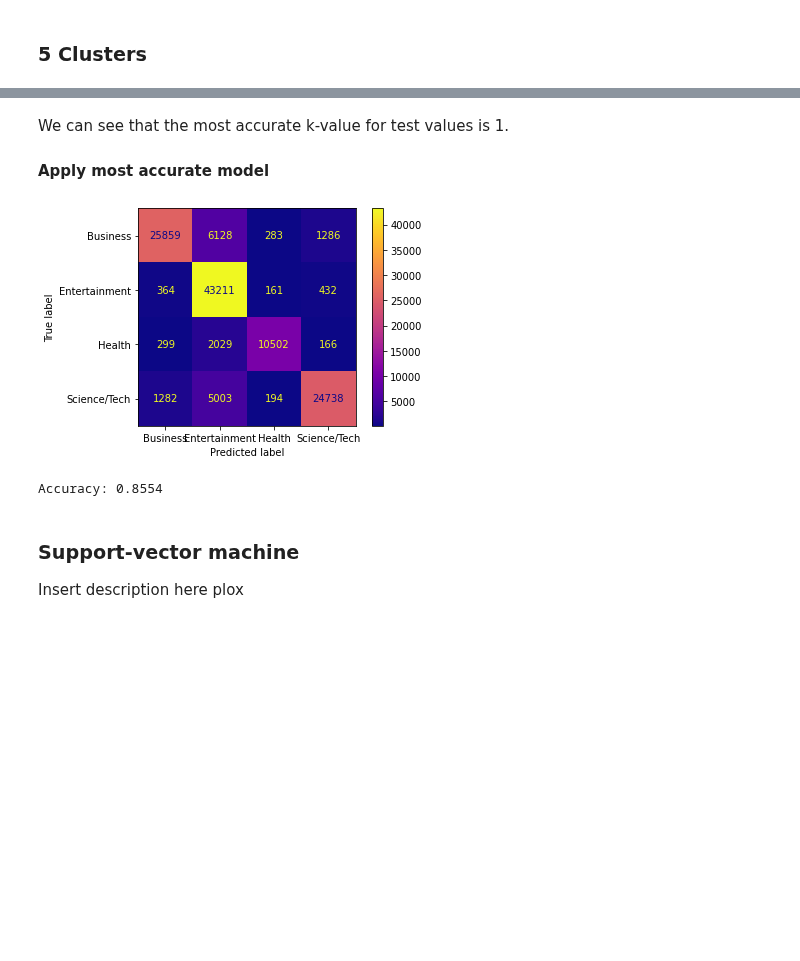
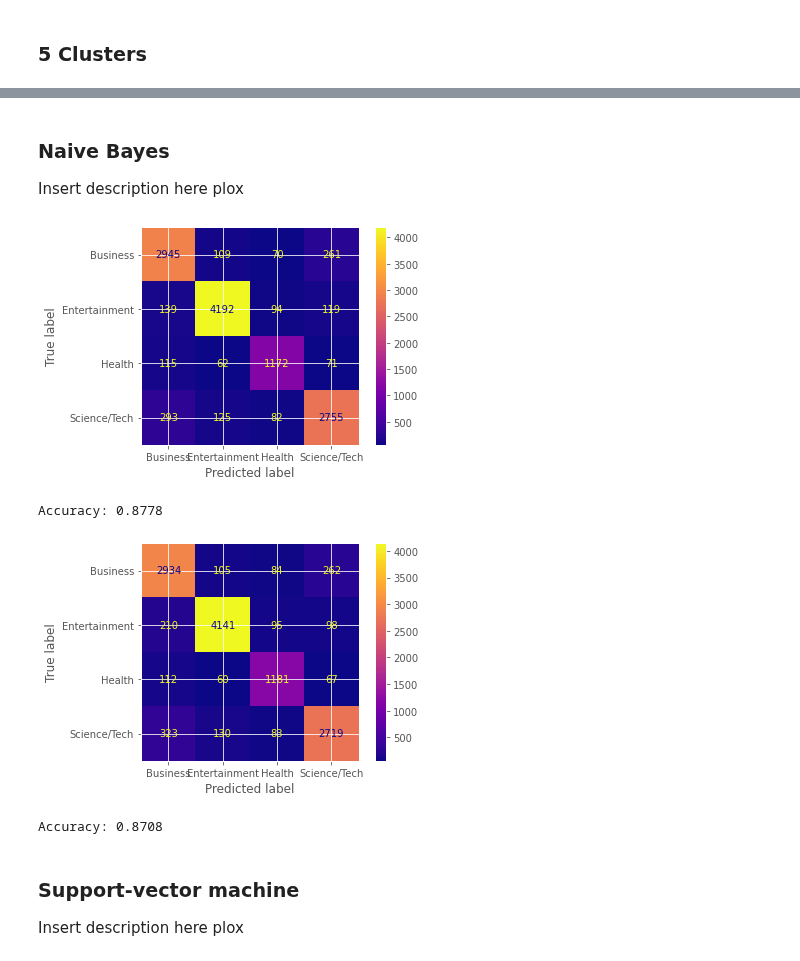
Before and after one commit to MartinRybergLaude/dm1590-project, a Jupyter notebook: newspapers.ipynb, the cells around one changed output, grey strips where cells are left out. Saved outputs shown, nothing was run; the diff lists cells and outputs as text; code cells hidden in the pictures; blank space fills up the shorter version.

```diff
--- a/newspapers.ipynb
+++ b/newspapers.ipynb
@@ -436,25 +438,51 @@ plt.show()
-# %% [markdown]
-We can see that the most accurate k-value for test values is 1.
-#### Apply most accurate model
-# %%
-# Convert y to more easily understood values
-y_train = ['Business' if i=='b' else 'Science/Tech' if i=='t' else 'Entertainment' if i=='e' else 'Health' if i=='m' else i for i in y_train]
-y_test = ['Business' if i=='b' else 'Science/Tech' if i=='t' else 'Entertainment' if i=='e' else 'Health' if i=='m' else i for i in y_test]
-
-clf = KNeighborsClassifier(n_neighbors=1)
-clf.fit(X_train, y_train) # Fits the classifier to the data
-
-predictions = clf.predict(X_test)
-
-# Plot confusion matrix
-plot_confusion_matrix(clf, X_test, y_test, cmap="plasma")
-plt.show()
-
-# Print accuracy
-print("Accuracy: " + str(round(clf.score(X_test, y_test), 4)))
-# %% [output]
-[figure, removed]
-Accuracy: 0.8554
+# %% [markdown]
+### Naive Bayes
+
+Insert description here plox
+# %%
+from sklearn.naive_bayes import ComplementNB
+
+# Naive bayes method without feature selection
+cnb = ComplementNB()
+
+# convert to dense numpy arrays
+X_train_dns = X_train.toarray()
+X_test_dns = X_test.toarray()
+
+cnb.fit(X_train_dns, y_train)
+
+predictions = cnb.predict(X_test_dns)
+
+# Plot confusion matrix
+plot_confusion_matrix(cnb, X_test_dns, y_test, cmap="plasma")
+plt.show()
+
+# Print accuracy
+print("Accuracy: " + str(round(cnb.score(X_test_dns, y_test), 4)))
+
+
+# Naive bayes method with feature selection
+cnb_fs = ComplementNB()
+
+# convert to dense numpy arrays
+X_train_l1_dns = X_train_l1.toarray()
+X_test_l1_dns = X_test_l1.toarray()
+
+cnb_fs.fit(X_train_l1_dns, y_train)
+
+predictions = cnb_fs.predict(X_test_l1_dns)
+
+# Plot confusion matrix
+plot_confusion_matrix(cnb_fs, X_test_l1_dns, y_test, cmap="plasma")
+plt.show()
+
+# Print accuracy
+print("Accuracy: " + str(round(cnb_fs.score(X_test_l1_dns, y_test), 4)))
+# %% [output]
+[figure, added]
+Accuracy: 0.8778
+[figure, added]
+Accuracy: 0.8708
 # %% [markdown]
 ### Support-vector machine
 
```
Also changed, not shown: parts of 17 cells of this notebook.
